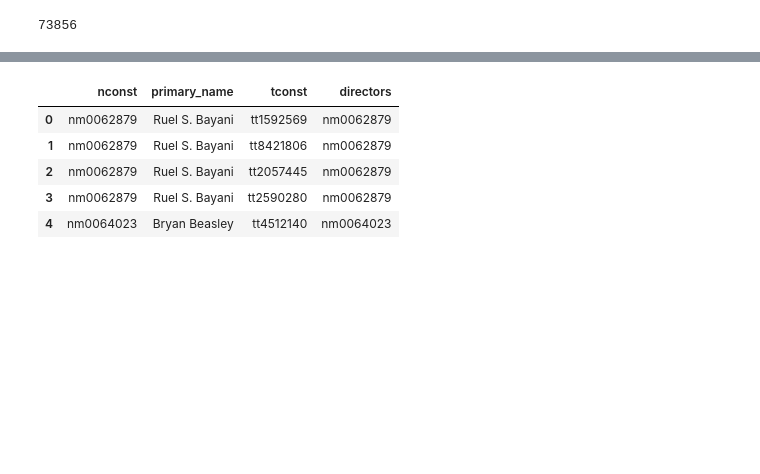
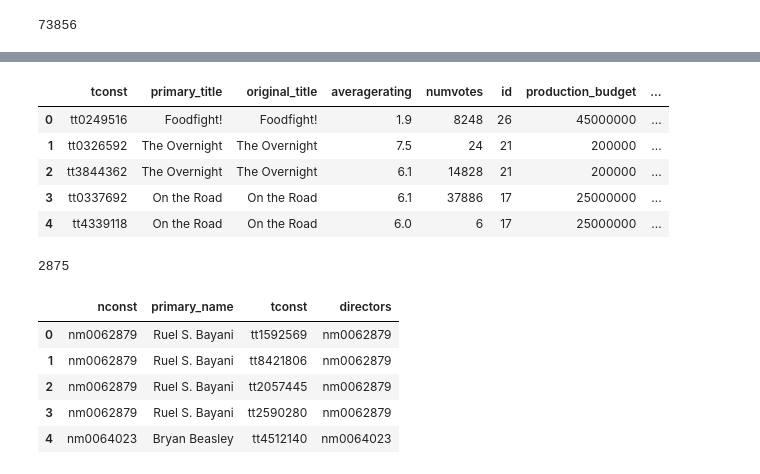
Before and after one commit to JenniferLavoie/DSFirstProject, a Jupyter notebook: student.ipynb, the cells around one changed output, grey strips where cells are left out. Cells and saved outputs as stored; diff of their text form; code cells hidden in the pictures; blank space fills up the shorter version.

```diff
--- a/student.ipynb
+++ b/student.ipynb
@@ -346,6 +450,8 @@ print(len(rt_df3))
 # Code and Visualizations pertinent to answering Question 1
 # %%
 imdb_data = pd.merge(imdb_df3, imdb_df6, how = 'inner', left_on ='tconst', right_on ='tconst')
+
+imdb_data['averagerating'] = pd.to_numeric(imdb_data['averagerating'],errors='coerce')
 
 imdb_data.head()
 
@@ -370,3 +492,28 @@ print(len(imdb_data))
+# %%
+# To adress the question of ratings v. budget, creating a dataframe that links imdb data to
+# data found in the tn_df data, the only dataset that has movie budget information. This will also contain
+# some info pertaining to revenue for the movies that appear in both df being merged.
+
+imdb_tn_merge = pd.merge(imdb_data, tn_df, how = 'inner', left_on ='primary_title', right_on ='movie')
+
+# Dropping some columns that won't pertain to this analysis for readability
+imdb_tn_merge.drop(['start_year', 'runtime_minutes', 'release_date', 'movie', 'genres'], axis=1, inplace=True)
+
+imdb_tn_merge.head()
+# %% [output]
+|  | tconst | primary_title | original_title | averagerating | numvotes | id | production_budget | ... |
+| 0 | tt0249516 | Foodfight! | Foodfight! | 1.9 | 8248 | 26 | 45000000 | ... |
+| 1 | tt0326592 | The Overnight | The Overnight | 7.5 | 24 | 21 | 200000 | ... |
+| 2 | tt3844362 | The Overnight | The Overnight | 6.1 | 14828 | 21 | 200000 | ... |
+| 3 | tt0337692 | On the Road | On the Road | 6.1 | 37886 | 17 | 25000000 | ... |
+| 4 | tt4339118 | On the Road | On the Road | 6.0 | 6 | 17 | 25000000 | ... |
+# %%
+print(len(imdb_tn_merge))
+
+# information concerning budget is available for 2875 of the imdb movies (note: this also includes gross
+# revnue for these topics)
+# %% [output]
+2875
 # %%
 # Discussion Concerning Question 1:
 #
```
Also changed, not shown: parts of 16 cells of this notebook.
